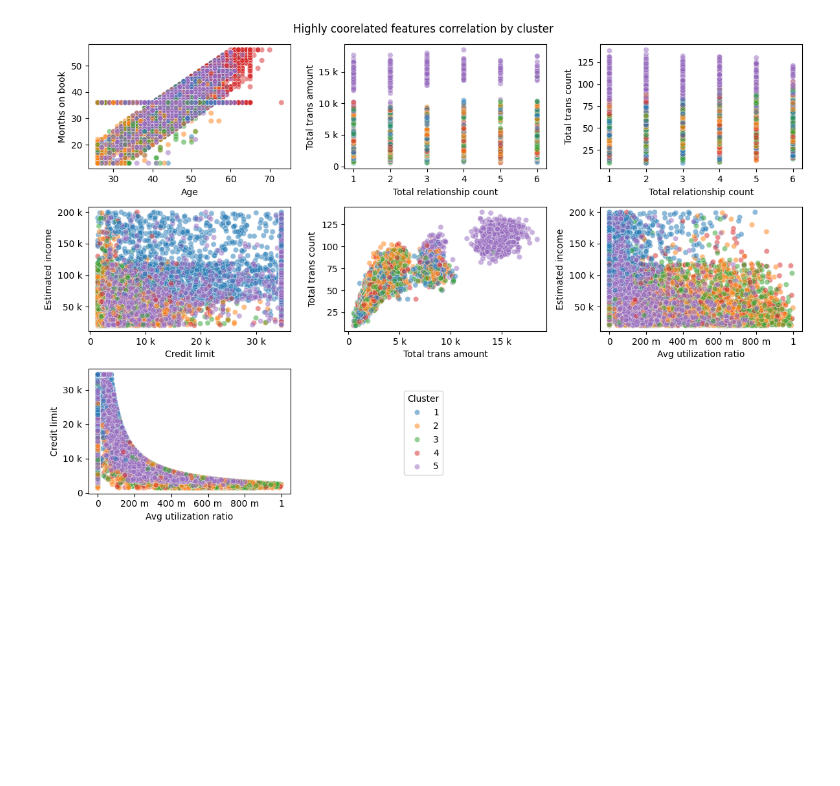
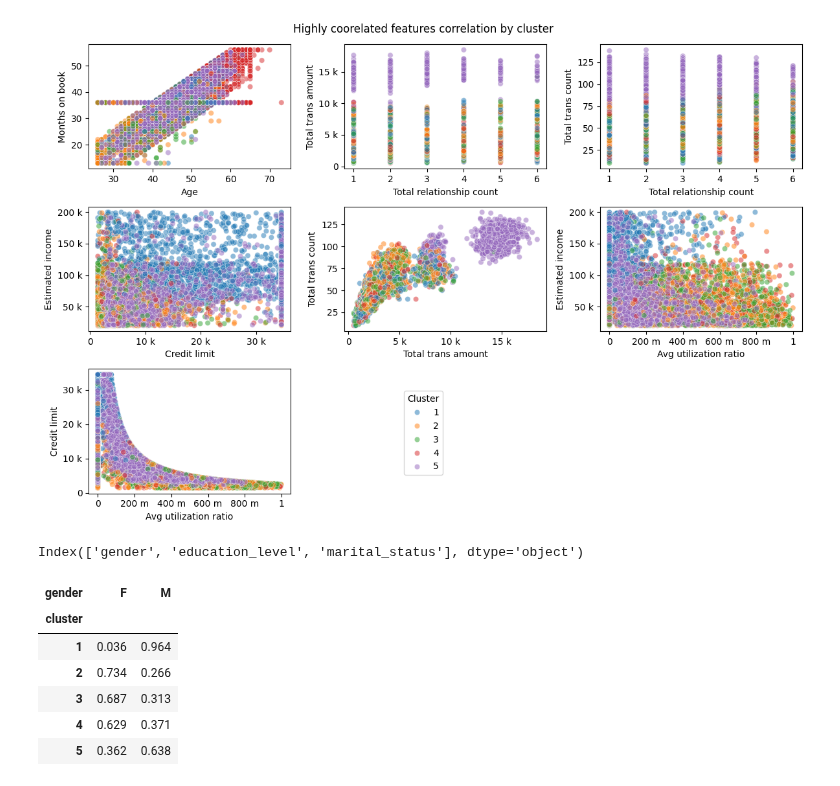
Before and after one commit to Krzesimir13/DataQuest, a Jupyter notebook: credit_card.ipynb, the cells around one changed output. Cells and saved outputs as stored; diff of their text form; code cells hidden in the pictures; blank space fills up the shorter version.

```diff
--- a/credit_card.ipynb
+++ b/credit_card.ipynb
@@ -299,3 +299,19 @@ plt.tight_layout()
 plt.show()
 # %% [output]
 [figure]
+# %%
+cat_cols = list(customers.select_dtypes(include='object').columns)
+cat_cols
+# %% [output]
+Index(['gender', 'education_level', 'marital_status'], dtype='object')
+# %%
+pd.crosstab(index=customers['cluster'], columns=customers['gender'],
+            values=customers['gender'], aggfunc='size', normalize='index')
+# %% [output]
+| gender | F | M |
+| cluster |  |  |
+| 1 | 0.036 | 0.964 |
+| 2 | 0.734 | 0.266 |
+| 3 | 0.687 | 0.313 |
+| 4 | 0.629 | 0.371 |
+| 5 | 0.362 | 0.638 |
```
Also changed, not shown: parts of 1 cell of this notebook.
